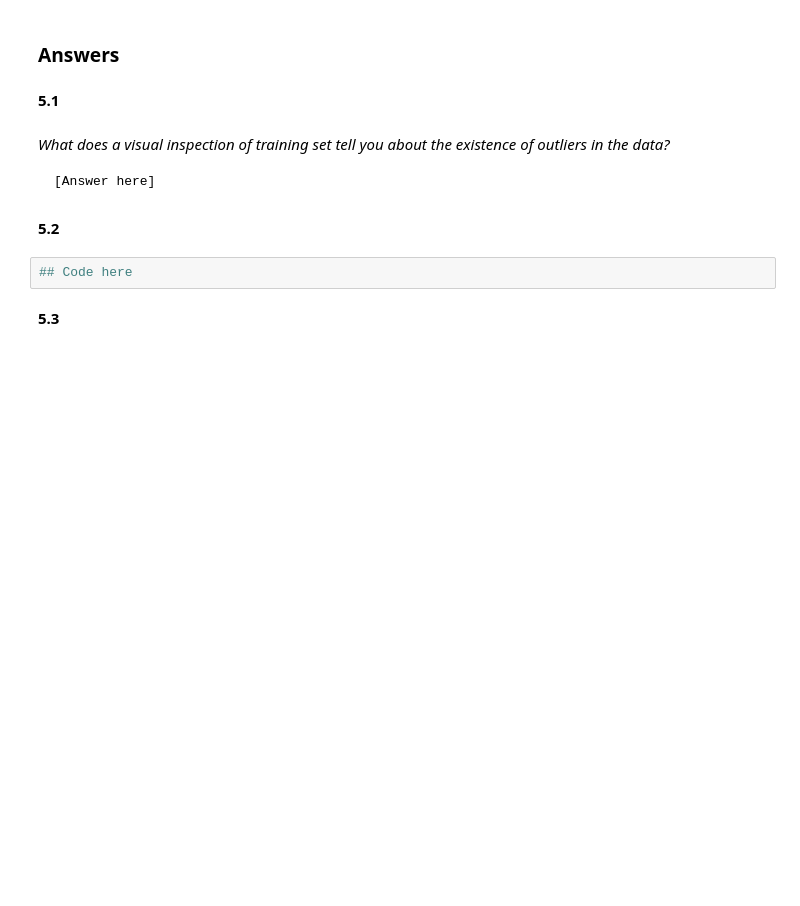
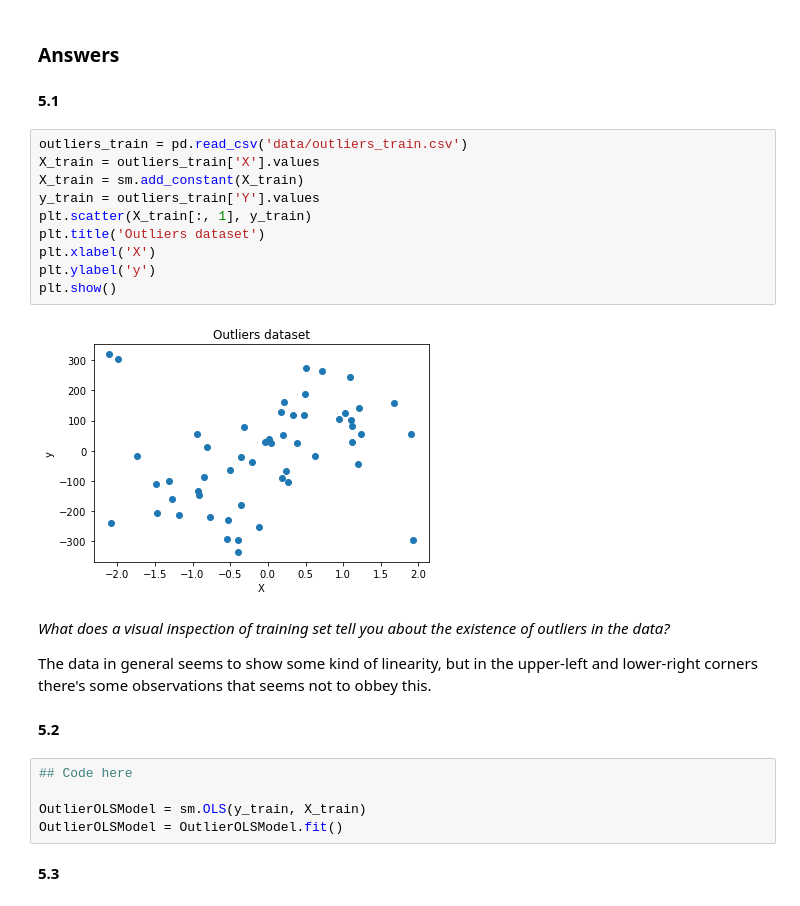
Before and after one commit to lucasresck/foundations-of-data-science, a Jupyter notebook: cs109a_hw2/cs109a_hw2.ipynb, the cells around one changed output. Cells and saved outputs as stored; diff of their text form; blank space fills up the shorter version.

```diff
--- a/cs109a_hw2/cs109a_hw2.ipynb
+++ b/cs109a_hw2/cs109a_hw2.ipynb
@@ -597,14 +599,29 @@ You may recall from lectures that OLS Linear Regression can be susceptible to ou
 ### Answers
 # %% [markdown]
 **5.1**
+# %%
+outliers_train = pd.read_csv('data/outliers_train.csv')
+X_train = outliers_train['X'].values
+X_train = sm.add_constant(X_train)
+y_train = outliers_train['Y'].values
+plt.scatter(X_train[:, 1], y_train)
+plt.title('Outliers dataset')
+plt.xlabel('X')
+plt.ylabel('y')
+plt.show()
+# %% [output]
+[figure, added]
 # %% [markdown]
 *What does a visual inspection of training set tell you about the existence of outliers in the data?*
 
-    [Answer here]
+The data in general seems to show some kind of linearity, but in the upper-left and lower-right corners there's some observations that seems not to obbey this.
 # %% [markdown]
 **5.2**
-# %%
-## Code here
+# %%
+## Code here
+
+OutlierOLSModel = sm.OLS(y_train, X_train)
+OutlierOLSModel = OutlierOLSModel.fit()
 # %% [markdown]
 **5.3**
 # %% [markdown]
```
Also changed, not shown: parts of 23 cells of this notebook.
